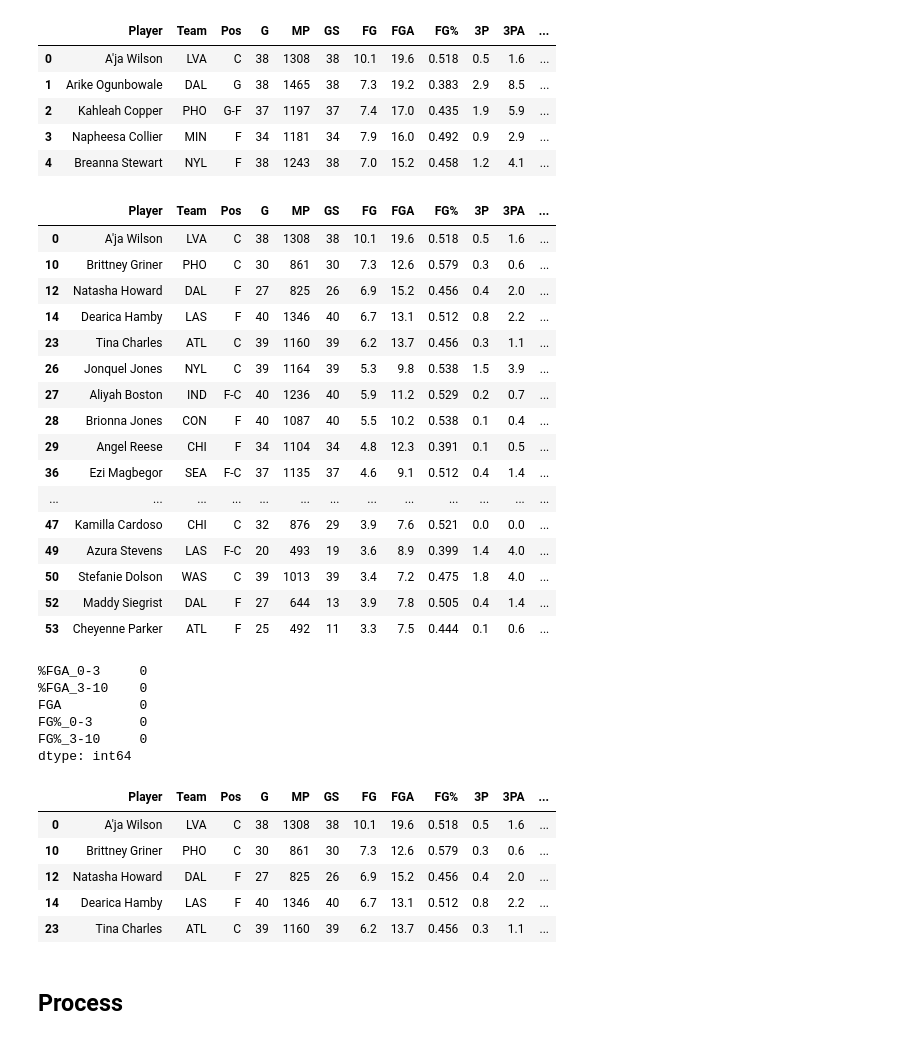
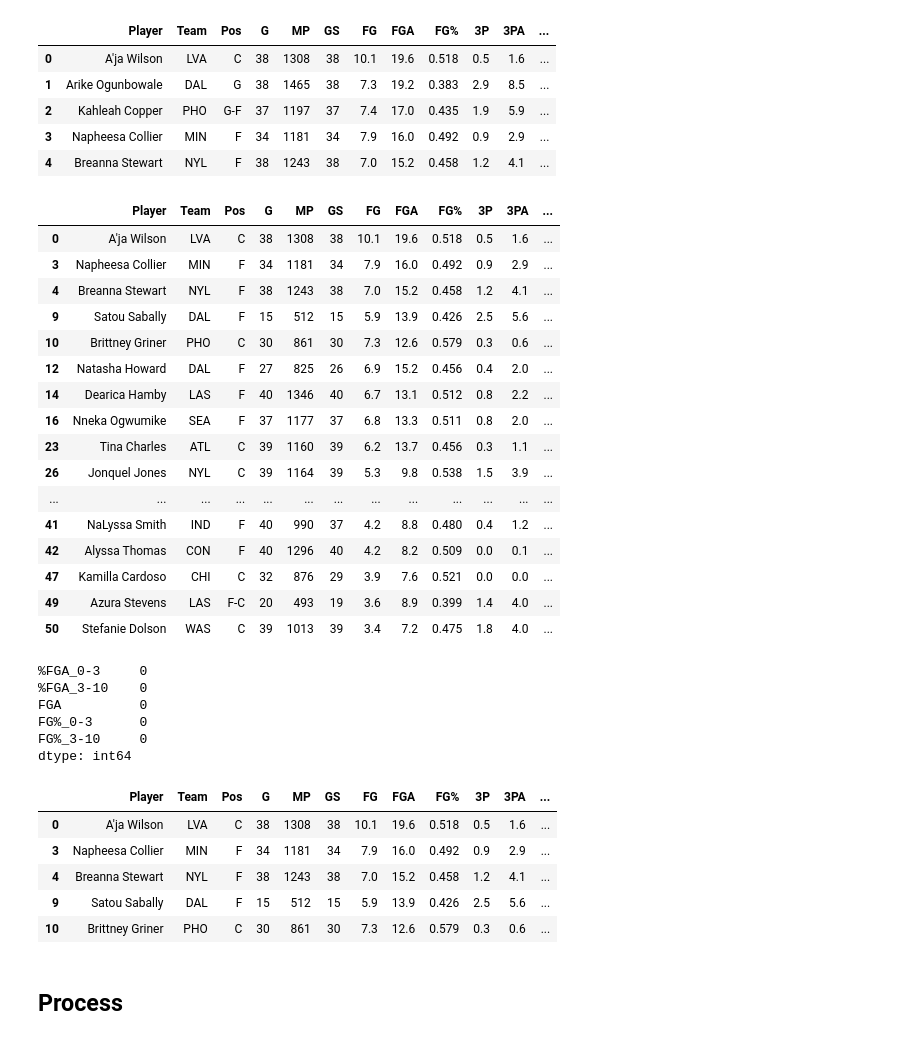
Before and after one commit to vtrackstar/Google-DA-Projects, a Jupyter notebook: 2024-wnba-bigs-linear-regression-and-kmeans.ipynb, the cells around one changed output. Saved outputs shown, nothing was run; the diff lists cells and outputs as text; code cells hidden in the pictures.

```diff
--- a/2024-wnba-bigs-linear-regression-and-kmeans.ipynb
+++ b/2024-wnba-bigs-linear-regression-and-kmeans.ipynb
@@ -54,26 +54,26 @@ merged.head()
 | 3 | Napheesa Collier | MIN | F | 34 | 1181 | 34 | 7.9 | 16.0 | 0.492 | 0.9 | 2.9 | ... |
 | 4 | Breanna Stewart | NYL | F | 38 | 1243 | 38 | 7.0 | 15.2 | 0.458 | 1.2 | 4.1 | ... |
 # %%
-big = merged[(merged['Pos'] == 'C') | (merged['Pos'] == 'F-C') | ((merged['Pos'] == 'F') & ((merged['%FGA_0-3'] + merged['%FGA_3-10']) >= 0.60))]
+big = merged[(merged['Pos'] == 'C') | (merged['Pos'] == 'F-C') | ((merged['Pos'] == 'F') & ((merged['TRB']) >= 6))]
 big
 # %% [output]
 |  | Player | Team | Pos | G | MP | GS | FG | FGA | FG% | 3P | 3PA | ... |
 | 0 | A'ja Wilson | LVA | C | 38 | 1308 | 38 | 10.1 | 19.6 | 0.518 | 0.5 | 1.6 | ... |
+| 3 | Napheesa Collier | MIN | F | 34 | 1181 | 34 | 7.9 | 16.0 | 0.492 | 0.9 | 2.9 | ... |
+| 4 | Breanna Stewart | NYL | F | 38 | 1243 | 38 | 7.0 | 15.2 | 0.458 | 1.2 | 4.1 | ... |
+| 9 | Satou Sabally | DAL | F | 15 | 512 | 15 | 5.9 | 13.9 | 0.426 | 2.5 | 5.6 | ... |
 | 10 | Brittney Griner | PHO | C | 30 | 861 | 30 | 7.3 | 12.6 | 0.579 | 0.3 | 0.6 | ... |
 | 12 | Natasha Howard | DAL | F | 27 | 825 | 26 | 6.9 | 15.2 | 0.456 | 0.4 | 2.0 | ... |
 | 14 | Dearica Hamby | LAS | F | 40 | 1346 | 40 | 6.7 | 13.1 | 0.512 | 0.8 | 2.2 | ... |
+| 16 | Nneka Ogwumike | SEA | F | 37 | 1177 | 37 | 6.8 | 13.3 | 0.511 | 0.8 | 2.0 | ... |
 | 23 | Tina Charles | ATL | C | 39 | 1160 | 39 | 6.2 | 13.7 | 0.456 | 0.3 | 1.1 | ... |
 | 26 | Jonquel Jones | NYL | C | 39 | 1164 | 39 | 5.3 | 9.8 | 0.538 | 1.5 | 3.9 | ... |
-| 27 | Aliyah Boston | IND | F-C | 40 | 1236 | 40 | 5.9 | 11.2 | 0.529 | 0.2 | 0.7 | ... |
-| 28 | Brionna Jones | CON | F | 40 | 1087 | 40 | 5.5 | 10.2 | 0.538 | 0.1 | 0.4 | ... |
-| 29 | Angel Reese | CHI | F | 34 | 1104 | 34 | 4.8 | 12.3 | 0.391 | 0.1 | 0.5 | ... |
-| 36 | Ezi Magbegor | SEA | F-C | 37 | 1135 | 37 | 4.6 | 9.1 | 0.512 | 0.4 | 1.4 | ... |
 | ... | ... | ... | ... | ... | ... | ... | ... | ... | ... | ... | ... | ... |
+| 41 | NaLyssa Smith | IND | F | 40 | 990 | 37 | 4.2 | 8.8 | 0.480 | 0.4 | 1.2 | ... |
+| 42 | Alyssa Thomas | CON | F | 40 | 1296 | 40 | 4.2 | 8.2 | 0.509 | 0.0 | 0.1 | ... |
 | 47 | Kamilla Cardoso | CHI | C | 32 | 876 | 29 | 3.9 | 7.6 | 0.521 | 0.0 | 0.0 | ... |
 | 49 | Azura Stevens | LAS | F-C | 20 | 493 | 19 | 3.6 | 8.9 | 0.399 | 1.4 | 4.0 | ... |
 | 50 | Stefanie Dolson | WAS | C | 39 | 1013 | 39 | 3.4 | 7.2 | 0.475 | 1.8 | 4.0 | ... |
-| 52 | Maddy Siegrist | DAL | F | 27 | 644 | 13 | 3.9 | 7.8 | 0.505 | 0.4 | 1.4 | ... |
-| 53 | Cheyenne Parker | ATL | F | 25 | 492 | 11 | 3.3 | 7.5 | 0.444 | 0.1 | 0.6 | ... |
 # %%
 columns = ['%FGA_0-3', '%FGA_3-10', 'FGA', 'FG%_0-3', 'FG%_3-10']
 big.loc[:, columns] = big.loc[:, columns].fillna(0)
@@ -96,10 +96,10 @@ bigs.head()
 # %% [output]
 |  | Player | Team | Pos | G | MP | GS | FG | FGA | FG% | 3P | 3PA | ... |
 | 0 | A'ja Wilson | LVA | C | 38 | 1308 | 38 | 10.1 | 19.6 | 0.518 | 0.5 | 1.6 | ... |
+| 3 | Napheesa Collier | MIN | F | 34 | 1181 | 34 | 7.9 | 16.0 | 0.492 | 0.9 | 2.9 | ... |
+| 4 | Breanna Stewart | NYL | F | 38 | 1243 | 38 | 7.0 | 15.2 | 0.458 | 1.2 | 4.1 | ... |
+| 9 | Satou Sabally | DAL | F | 15 | 512 | 15 | 5.9 | 13.9 | 0.426 | 2.5 | 5.6 | ... |
 | 10 | Brittney Griner | PHO | C | 30 | 861 | 30 | 7.3 | 12.6 | 0.579 | 0.3 | 0.6 | ... |
-| 12 | Natasha Howard | DAL | F | 27 | 825 | 26 | 6.9 | 15.2 | 0.456 | 0.4 | 2.0 | ... |
-| 14 | Dearica Hamby | LAS | F | 40 | 1346 | 40 | 6.7 | 13.1 | 0.512 | 0.8 | 2.2 | ... |
-| 23 | Tina Charles | ATL | C | 39 | 1160 | 39 | 6.2 | 13.7 | 0.456 | 0.3 | 1.1 | ... |
 # %% [markdown]
 ## Process
 # %%
```
Also changed, not shown: parts of 9 cells of this notebook.
